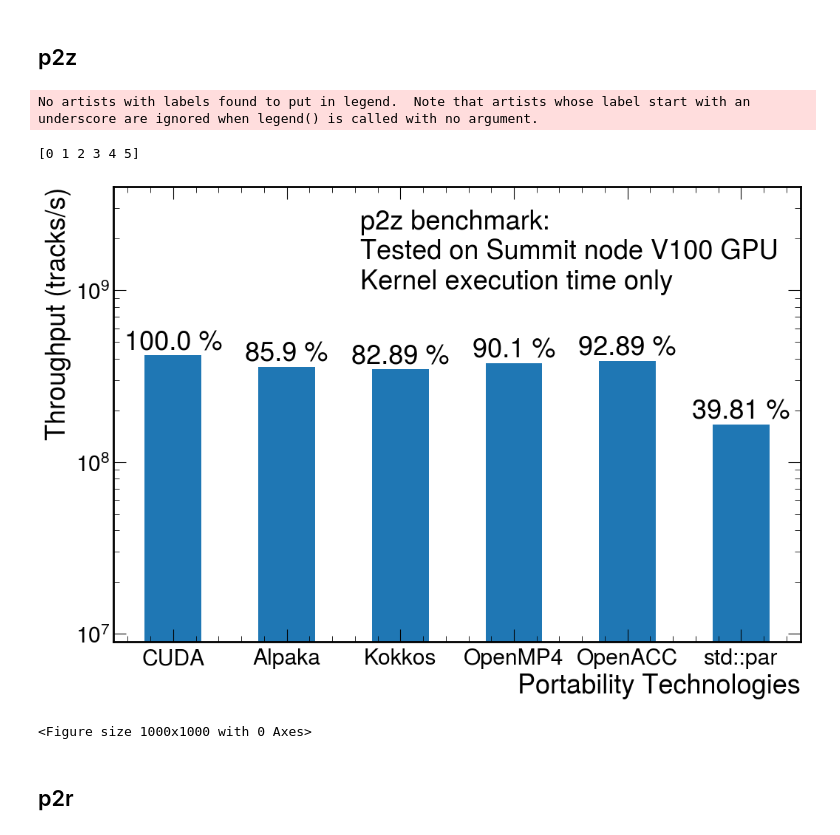
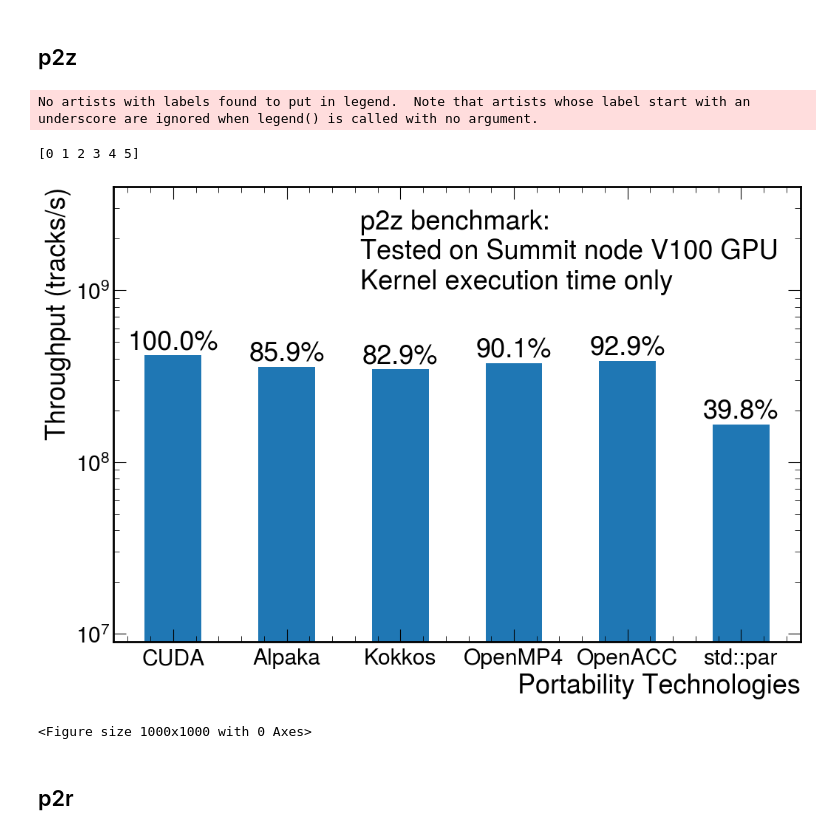
Before and after one commit to cerati/p2z-tests, a Jupyter notebook: notebooks/PaperPlots.ipynb, the cells around one changed output. Drawn from its saved outputs; the diff is of its cells as text; code cells hidden in the pictures.

```diff
--- a/notebooks/PaperPlots.ipynb
+++ b/notebooks/PaperPlots.ipynb
@@ -21,37 +21,36 @@ for i in p2z_data:
 
 data = np.array(data_a)
 
-data_fraction = [ '%s %%'%d for d in np.round(100*data/data[0],2)]
-
+data_fraction = [ '%1.1f%%'%d for d in np.round(100*data/data[0],2)]
 
 fig, ax = plt.subplots(figsize=(12,8))
 
 widths = np.array([5,6,6])
 
 x_pos = np.arange(len(xlabels))
 
 print(x_pos)
 # print(np.round(data/data[0],2)*)
 ax.legend(title="p2z benchmark:\nTested on Summit node V100 GPU\nKernel execution time only")
 
 bars = ax.bar(x_pos,data,width=0.5)
 ax.bar_label(bars, labels=data_fraction)
 ax.set_xticks(x_pos)
 ax.set_xticklabels(xlabels)
 ax.set_xlabel("Portability Technologies")
 # ax.set_ylim(0,6.5e8)
 #ax.set_ylim(5e7,2e9)
 ax.set_ylim(9e6,4e9)
 ax.set_yscale("log")
 ax.set_ylabel("Throughput (tracks/s)")
 
 plt.show()
 plt.tight_layout()
 fig.savefig("Figures/p2z-GPU-KernelOnly.pdf")#,bbox_inches = 'tight')
 # %% [output]
 No artists with labels found to put in legend.  Note that artists whose label start with an underscore are ignored when legend() is called with no argument.
 [0 1 2 3 4 5]
-[figure, old version]
+[figure, new version]
 <Figure size 1000x1000 with 0 Axes>
 # %% [markdown]
 ## p2r
```
Also changed, not shown: parts of 5 cells of this notebook, 6 other files.
